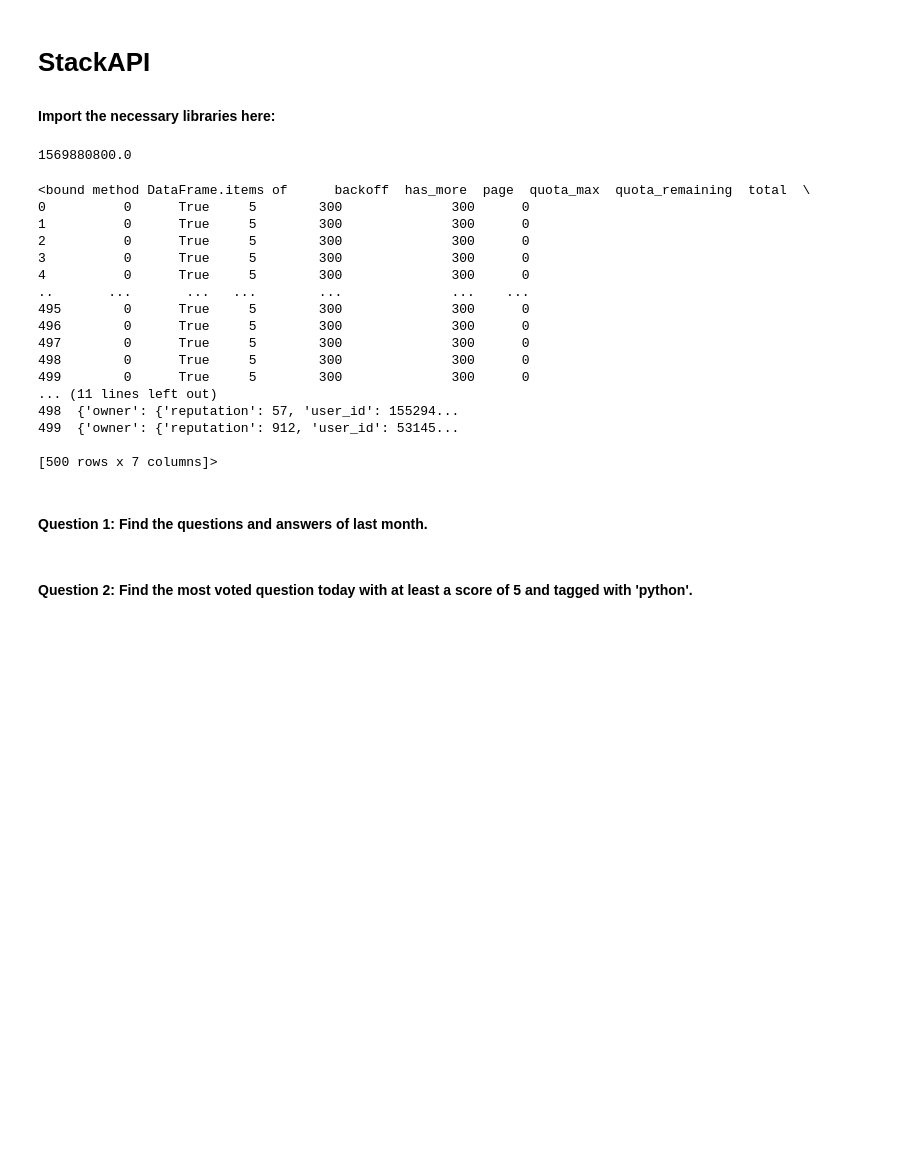
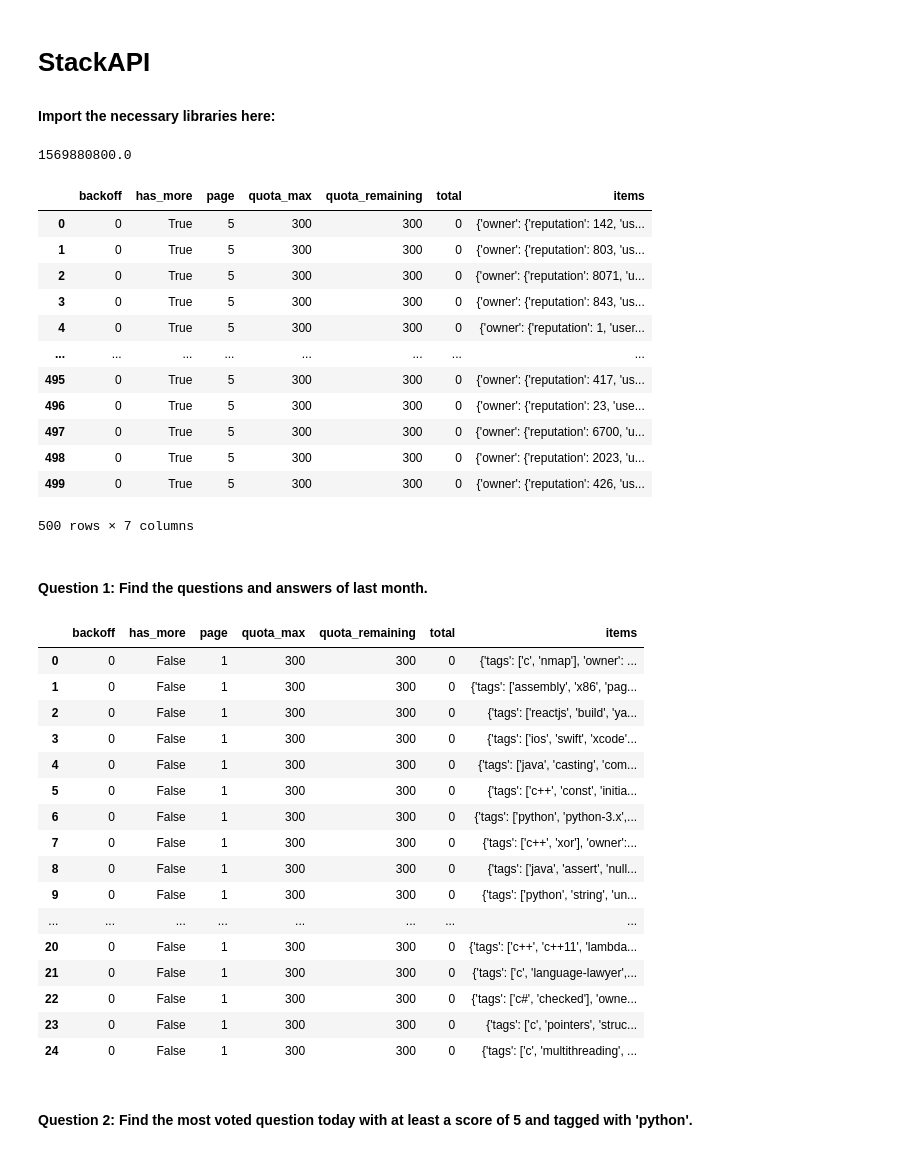
Before and after one commit to miguestepa/lab-stackAPI, a Jupyter notebook: your-code/main.ipynb, the cells around one changed output. Saved outputs shown, nothing was run; the diff lists cells and outputs as text; code cells hidden in the pictures; blank space fills up the shorter version.

```diff
--- a/your-code/main.ipynb
+++ b/your-code/main.ipynb
@@ -14,30 +14,26 @@ import pandas as pd
 from stackapi import StackAPI
 SITE = StackAPI('stackoverflow')
 comments = SITE.fetch('comments')
-comments
+
 #response = requests.get('http://TYPOopen-notify.org/Open-Notify-API/People-In-Space/')
 
 df = pd.DataFrame(comments)
 
-df.items
+df
 # %% [output]
 1569880800.0
+|  | backoff | has_more | page | quota_max | quota_remaining | total | items |
+| 0 | 0 | True | 5 | 300 | 300 | 0 | {'owner': {'reputation': 142, 'us... |
+| 1 | 0 | True | 5 | 300 | 300 | 0 | {'owner': {'reputation': 803, 'us... |
+| 2 | 0 | True | 5 | 300 | 300 | 0 | {'owner': {'reputation': 8071, 'u... |
+| 3 | 0 | True | 5 | 300 | 300 | 0 | {'owner': {'reputation': 843, 'us... |
+| 4 | 0 | True | 5 | 300 | 300 | 0 | {'owner': {'reputation': 1, 'user... |
+| ... | ... | ... | ... | ... | ... | ... | ... |
+| 495 | 0 | True | 5 | 300 | 300 | 0 | {'owner': {'reputation': 417, 'us... |
+| 496 | 0 | True | 5 | 300 | 300 | 0 | {'owner': {'reputation': 23, 'use... |
+| 497 | 0 | True | 5 | 300 | 300 | 0 | {'owner': {'reputation': 6700, 'u... |
+| 498 | 0 | True | 5 | 300 | 300 | 0 | {'owner': {'reputation': 2023, 'u... |
+| 499 | 0 | True | 5 | 300 | 300 | 0 | {'owner': {'reputation': 426, 'us... |
-<bound method DataFrame.items of      backoff  has_more  page  quota_max  quota_remaining  total  \
-0          0      True     5        300              300      0
-1          0      True     5        300              300      0
-2          0      True     5        300              300      0
-3          0      True     5        300              300      0
-4          0      True     5        300              300      0
-..       ...       ...   ...        ...              ...    ...
-495        0      True     5        300              300      0
-496        0      True     5        300              300      0
-497        0      True     5        300              300      0
-498        0      True     5        300              300      0
-499        0      True     5        300              300      0
-... (11 lines left out)
-498  {'owner': {'reputation': 57, 'user_id': 155294...
-499  {'owner': {'reputation': 912, 'user_id': 53145...
-
-[500 rows x 7 columns]>
+500 rows × 7 columns
 # %% [markdown]
 #### Question 1: Find the questions and answers of last month.
@@ -46,2 +40,40 @@ df.items
+# %%
+# your code here
+
+# this was the original code just copy/pasted from the API website:
+#questions = SITE.fetch('questions', fromdate=1457136000, todate=1457222400,
+#min=20, tagged='python', sort='votes')
+#questions
+
+#this lines are the changed code
+questions = SITE.fetch('questions', fromdate=1584307798, todate=1586986198,
+    min=20, tagged='python', sort='votes')
+df_questions = pd.DataFrame(questions)
+df_questions
+
+
+# the code for the answers was made just typing 'answers' in the fetch area.
+answers = SITE.fetch('answers', fromdate=1584307798, todate=1586986198,
+    min=20, tagged='python', sort='votes')
+df_answers = pd.DataFrame(questions)
+df_answers
+# %% [output]
+|  | backoff | has_more | page | quota_max | quota_remaining | total | items |
+| 0 | 0 | False | 1 | 300 | 300 | 0 | {'tags': ['c', 'nmap'], 'owner': ... |
+| 1 | 0 | False | 1 | 300 | 300 | 0 | {'tags': ['assembly', 'x86', 'pag... |
+| 2 | 0 | False | 1 | 300 | 300 | 0 | {'tags': ['reactjs', 'build', 'ya... |
+| 3 | 0 | False | 1 | 300 | 300 | 0 | {'tags': ['ios', 'swift', 'xcode'... |
+| 4 | 0 | False | 1 | 300 | 300 | 0 | {'tags': ['java', 'casting', 'com... |
+| 5 | 0 | False | 1 | 300 | 300 | 0 | {'tags': ['c++', 'const', 'initia... |
+| 6 | 0 | False | 1 | 300 | 300 | 0 | {'tags': ['python', 'python-3.x',... |
+| 7 | 0 | False | 1 | 300 | 300 | 0 | {'tags': ['c++', 'xor'], 'owner':... |
+| 8 | 0 | False | 1 | 300 | 300 | 0 | {'tags': ['java', 'assert', 'null... |
+| 9 | 0 | False | 1 | 300 | 300 | 0 | {'tags': ['python', 'string', 'un... |
+| ... | ... | ... | ... | ... | ... | ... | ... |
+| 20 | 0 | False | 1 | 300 | 300 | 0 | {'tags': ['c++', 'c++11', 'lambda... |
+| 21 | 0 | False | 1 | 300 | 300 | 0 | {'tags': ['c', 'language-lawyer',... |
+| 22 | 0 | False | 1 | 300 | 300 | 0 | {'tags': ['c#', 'checked'], 'owne... |
+| 23 | 0 | False | 1 | 300 | 300 | 0 | {'tags': ['c', 'pointers', 'struc... |
+| 24 | 0 | False | 1 | 300 | 300 | 0 | {'tags': ['c', 'multithreading', ... |
 # %% [markdown]
 #### Question 2: Find the most voted question today with at least a score of 5 and tagged with 'python'.
```
Also changed, not shown: parts of 5 cells of this notebook.
